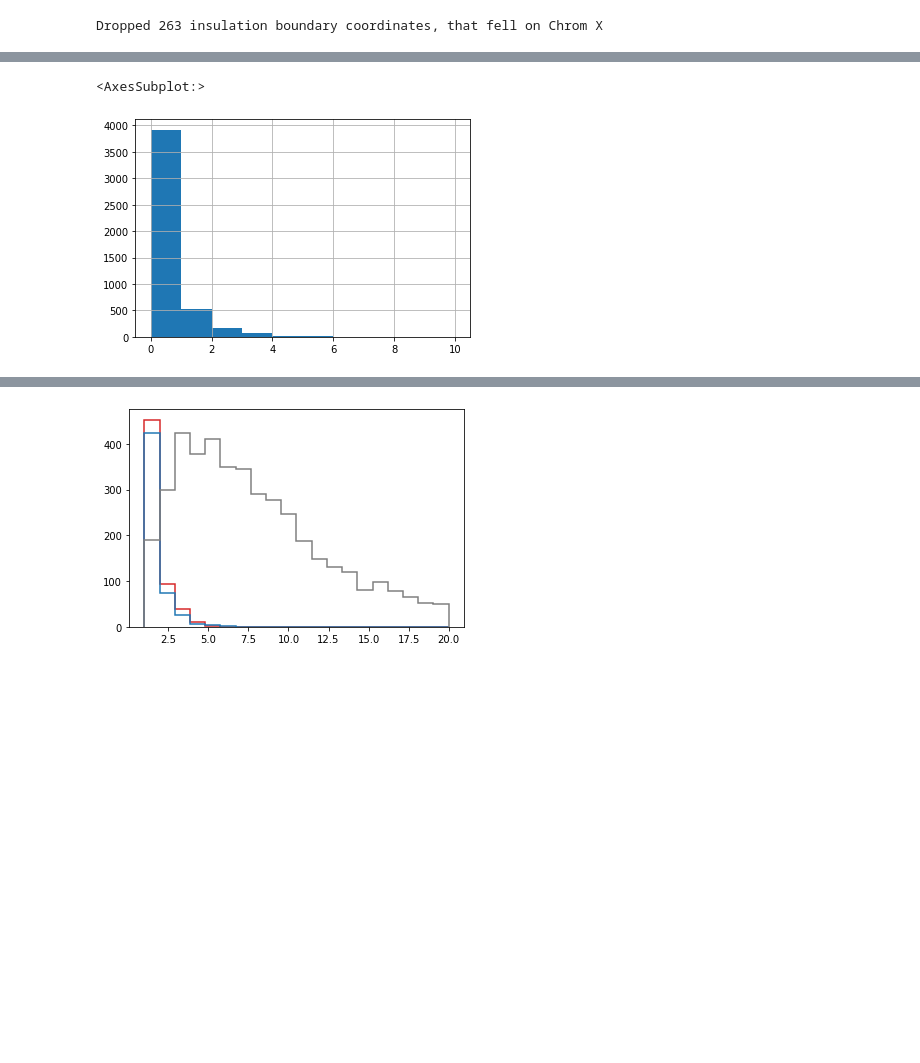
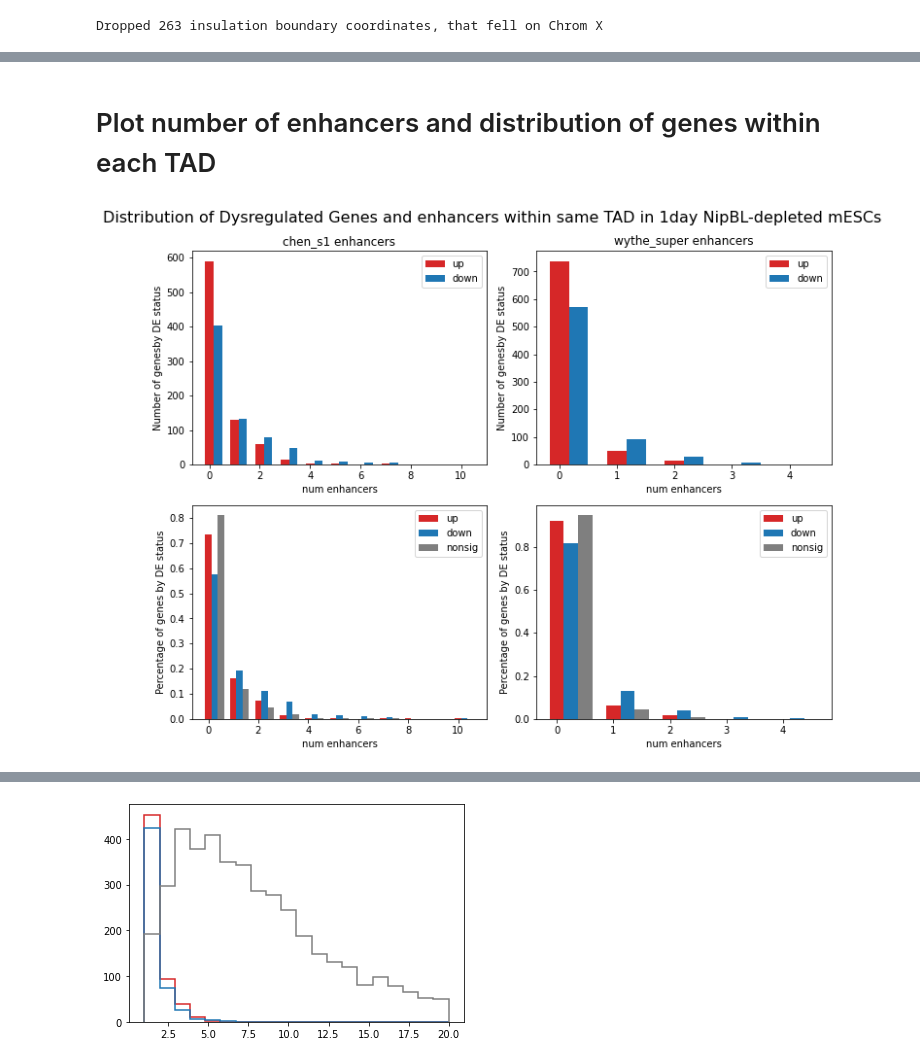
Before and after one commit to Bozhie/transcription_3Dfolding, a Jupyter notebook: transcription_3dfolding/transcription_data_analysis/20221016_dNipBL_proximal_enhancers.ipynb, the cells around one changed output, grey strips where cells are left out. Cells and saved outputs as stored; diff of their text form; code cells hidden in the pictures; blank space fills up the shorter version.

Commit message:
Number of enhancers and DE genes per TAD graphed

```diff
--- a/transcription_3dfolding/transcription_data_analysis/20221016_dNipBL_proximal_enhancers.ipynb
+++ b/transcription_3dfolding/transcription_data_analysis/20221016_dNipBL_proximal_enhancers.ipynb
@@ -166,2 +152,2 @@ for chrom in insulation_boundaries.chrom.unique():
 # %%
-tad_df = bf.sanitize_bedframe(tad_df)
+tad_df = flt.tad_windows_from_boundaries(insulation_boundaries, c)
@@ -183,4 +153,0 @@ tad_df = bf.sanitize_bedframe(tad_df)
-# %%
-enhancers = bf.read_table(enhancers['chen_s1']).rename(
-    columns={0: 'chrom',  1: 'start', 2: 'end'}
-)
@@ -195,7 +153,0 @@ plt.hist(bf.count_overlaps(tad_df, enhancers)['count'])
-# %%
-tad_df['num_enhancers'] = bf.count_overlaps(tad_df, enhancers)['count']
-# %%
-tad_df['num_enhancers'].hist()
-# %% [output]
-<AxesSubplot:>
-[figure, removed]
@@ -207,0 +154,33 @@ bf.count_overlaps(tad_df, 'chen_s1'
+# %% [markdown]
+# Plot number of enhancers and distribution of genes within each TAD
+# %%
+fig, axs = plt.subplots(2,2, figsize=(10, 8))
+fig.suptitle(('Distribution of Dysregulated Genes and '
+             'enhancers within same TAD in 1day NipBL-depleted mESCs'),
+             fontsize=16)
+
+for (enh_source, file), axi in zip(enhancers.items(), np.arange(axs.shape[0])):
+
+    # Annotate number of enhancers within the tad
+    df = tad_df.copy()
+    enhancer_df = flt.get_enhancer_bioframe(file)
+    tad_df['num_enhancers'] = bf.count_overlaps(tad_df, enhancer_df)['count']
+
+    pfn.group_features_by_region(tad_df,
+                                 day1_res_df,
+                                 feature_category_colors={"up": 'tab:red',
+                                                      "down": 'tab:blue'},
+                                 plot_title='{} enhancers'.format(enh_source),
+                                 ax=axs[0, axi]
+                                )
+
+    pfn.distribution_features_by_region(tad_df,
+                                        day1_res_df,
+                                        plot_title='',
+                                        ax=axs[1, axi]
+                                       )
+
+plt.tight_layout()
+plt.show()
+# %% [output]
+[figure, added]
```
Also changed, not shown: parts of 19 cells of this notebook, 3 other files.
